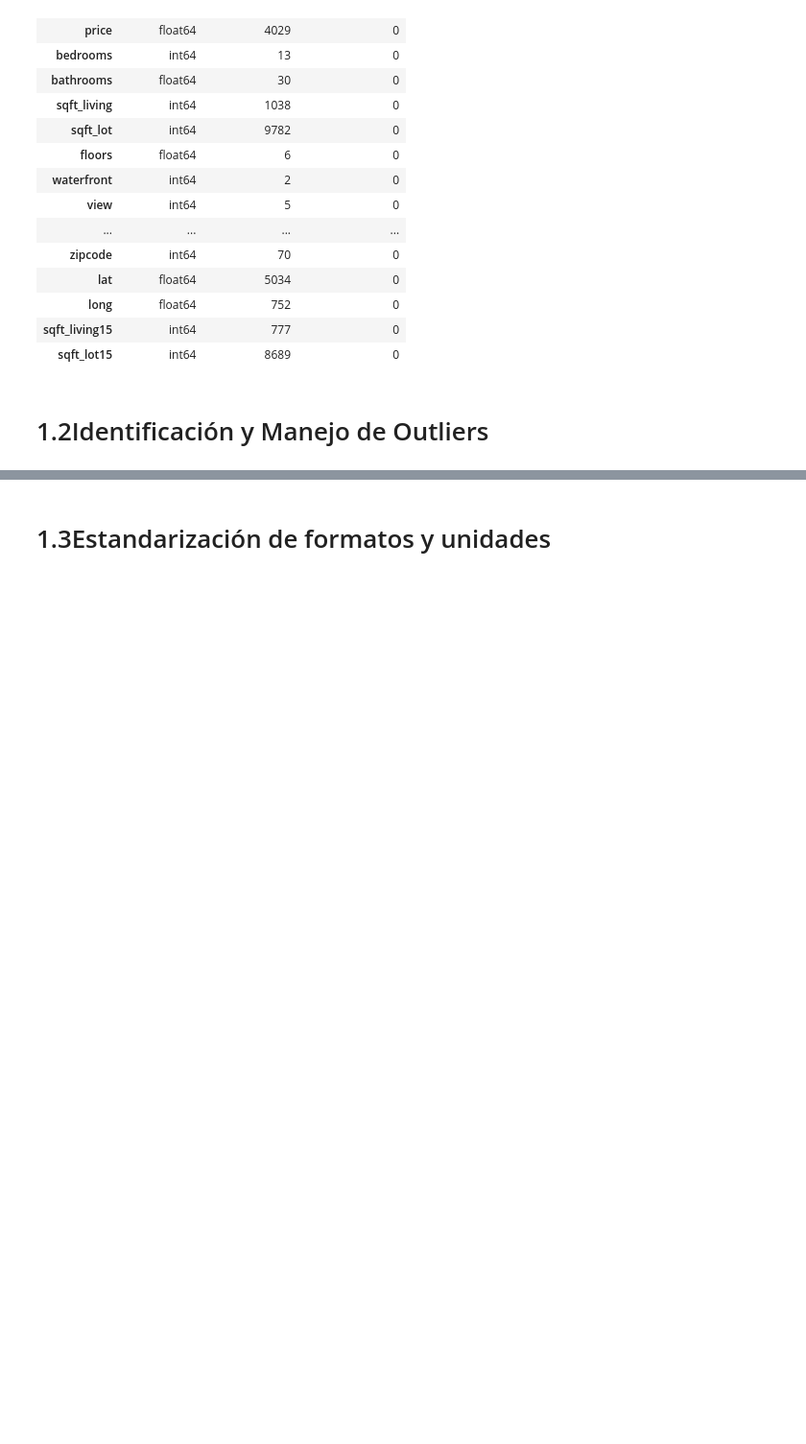
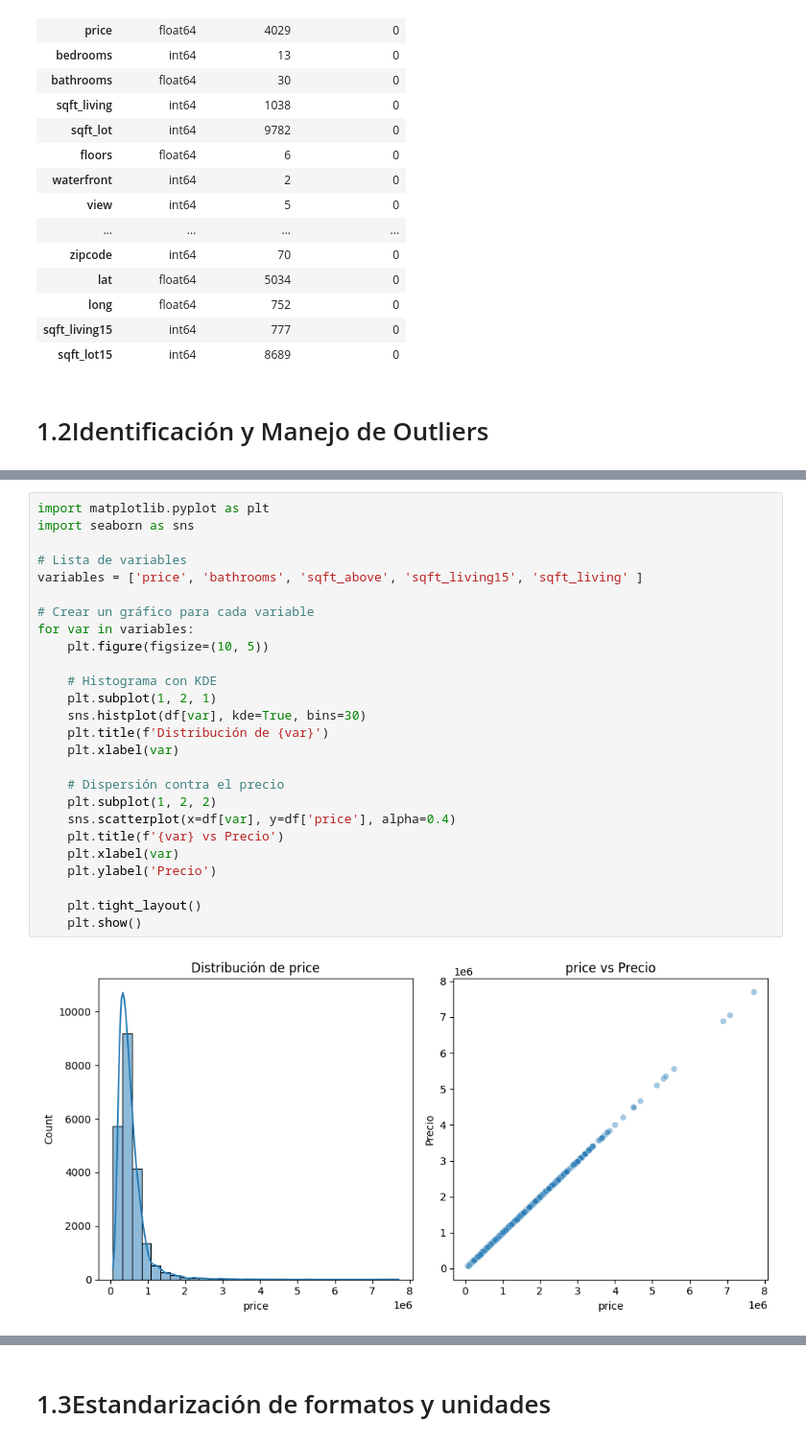
Before and after one commit to FranciscoRamirezRuiz/Inferencia2024, a Jupyter notebook: inferencia_unificado.ipynb, the cells around one changed output, grey strips where cells are left out. Shown at 96% size. Cells and saved outputs as stored; diff of their text form; blank space fills up the shorter version.

```diff
--- a/inferencia_unificado.ipynb
+++ b/inferencia_unificado.ipynb
@@ -85,0 +86,28 @@ plt.show()
+# %%
+import matplotlib.pyplot as plt
+import seaborn as sns
+
+# Lista de variables
+variables = ['price', 'bathrooms', 'sqft_above', 'sqft_living15', 'sqft_living' ]
+
+# Crear un gráfico para cada variable
+for var in variables:
+    plt.figure(figsize=(10, 5))
+
+    # Histograma con KDE
+    plt.subplot(1, 2, 1)
+    sns.histplot(df[var], kde=True, bins=30)
+    plt.title(f'Distribución de {var}')
+    plt.xlabel(var)
+
+    # Dispersión contra el precio
+    plt.subplot(1, 2, 2)
+    sns.scatterplot(x=df[var], y=df['price'], alpha=0.4)
+    plt.title(f'{var} vs Precio')
+    plt.xlabel(var)
+    plt.ylabel('Precio')
+
+    plt.tight_layout()
+    plt.show()
+# %% [output]
+[figure, added]
```
Also changed, not shown: parts of 8 cells of this notebook.
